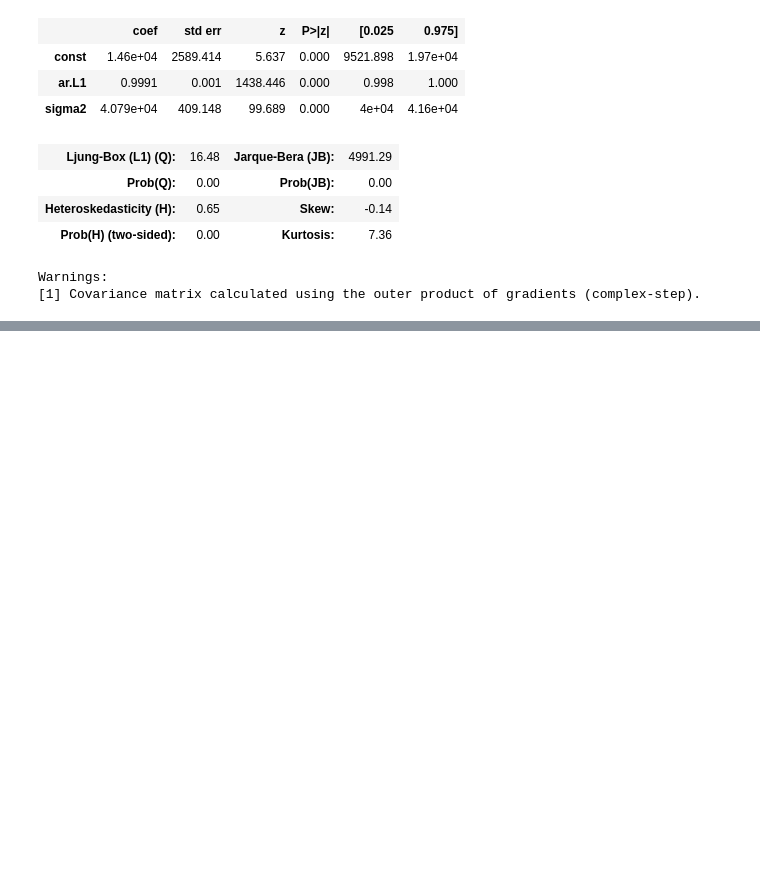
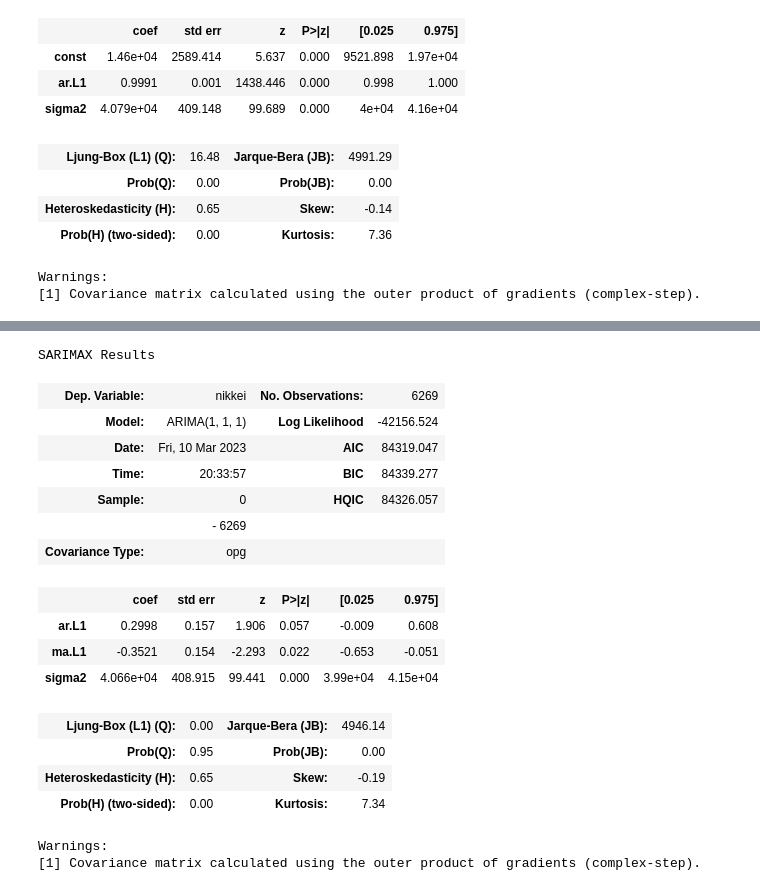
Before and after one commit to felixballestergoytia/Bootcamp_Sep2022, a Jupyter notebook: Seires Temporales/series_Temporales.ipynb, the cells around one changed output, grey strips where cells are left out. Drawn from its saved outputs; the diff is of its cells as text; code cells hidden in the pictures; blank space fills up the shorter version.

```diff
--- a/Seires Temporales/series_Temporales.ipynb
+++ b/Seires Temporales/series_Temporales.ipynb
@@ -519,2 +523,26 @@ SARIMAX Results
 Warnings:
 [1] Covariance matrix calculated using the outer product of gradients (complex-step).
+# %%
+### ARIMA(1,1,1)
+modelo_arima111=ARIMA(df.nikkei,order=(1,1,1))
+resultado_arima111=modelo_arima111.fit()
+resultado_arima111.summary()
+# %% [output]
+SARIMAX Results
+| Dep. Variable: | nikkei | No. Observations: | 6269 |
+| Model: | ARIMA(1, 1, 1) | Log Likelihood | -42156.524 |
+| Date: | Fri, 10 Mar 2023 | AIC | 84319.047 |
+| Time: | 20:33:57 | BIC | 84339.277 |
+| Sample: | 0 | HQIC | 84326.057 |
+|  | - 6269 |  |  |
+| Covariance Type: | opg |  |  |
+|  | coef | std err | z | P>|z| | [0.025 | 0.975] |
+| ar.L1 | 0.2998 | 0.157 | 1.906 | 0.057 | -0.009 | 0.608 |
+| ma.L1 | -0.3521 | 0.154 | -2.293 | 0.022 | -0.653 | -0.051 |
+| sigma2 | 4.066e+04 | 408.915 | 99.441 | 0.000 | 3.99e+04 | 4.15e+04 |
+| Ljung-Box (L1) (Q): | 0.00 | Jarque-Bera (JB): | 4946.14 |
+| Prob(Q): | 0.95 | Prob(JB): | 0.00 |
+| Heteroskedasticity (H): | 0.65 | Skew: | -0.19 |
+| Prob(H) (two-sided): | 0.00 | Kurtosis: | 7.34 |
+Warnings:
+[1] Covariance matrix calculated using the outer product of gradients (complex-step).
```
Also changed, not shown: parts of 1 cell of this notebook, 1 other file.
